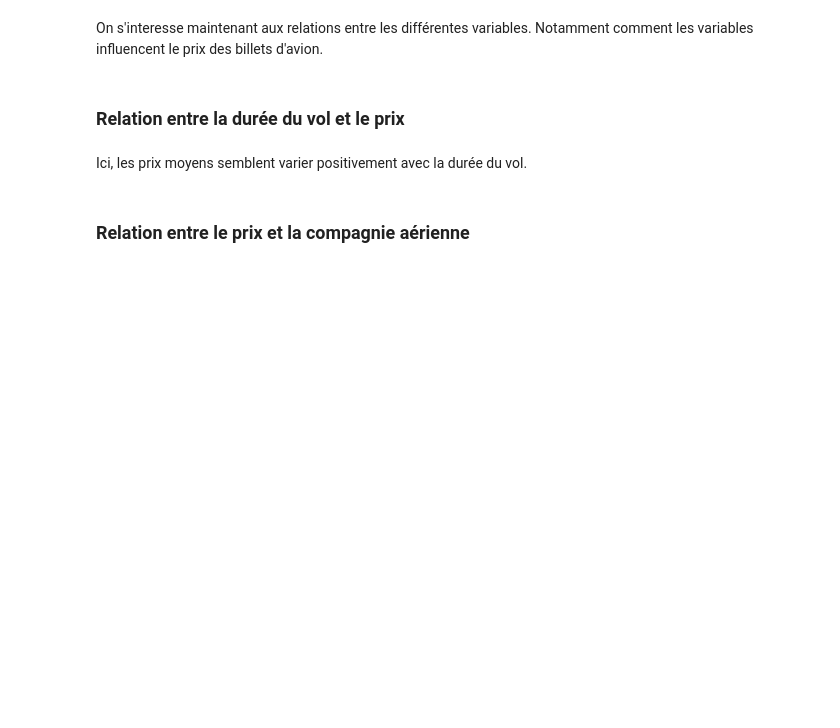
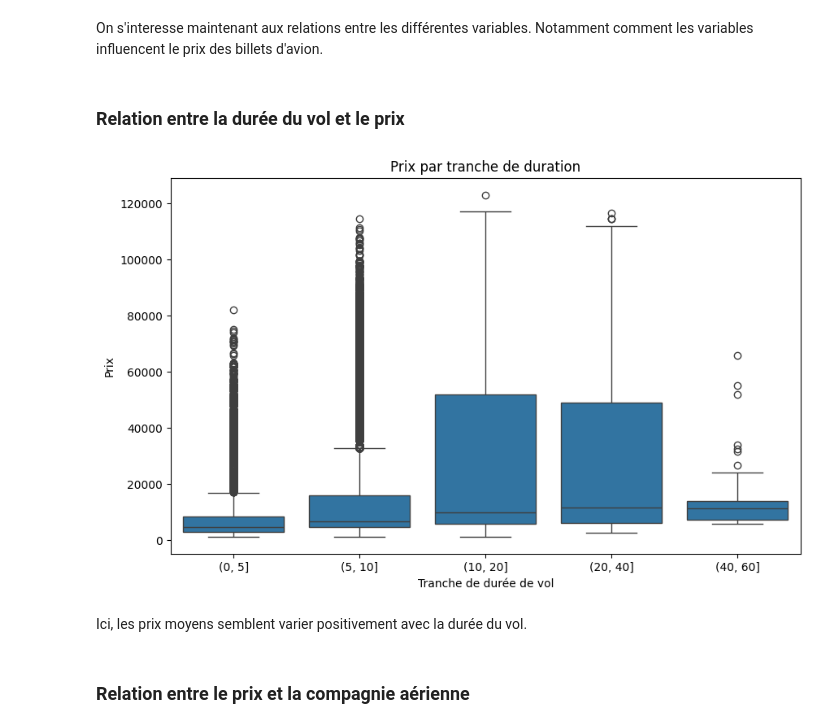
Before and after one commit to StephRoos/Flight_price, a Jupyter notebook: flight-price.ipynb, the cells around one changed output. Cells and saved outputs as stored; diff of their text form; code cells hidden in the pictures; blank space fills up the shorter version.

```diff
--- a/flight-price.ipynb
+++ b/flight-price.ipynb
@@ -55,6 +56,6 @@ Le dataset provient de Kaggle, et est disponible [ICI](https://www.kaggle.com/da
 
 On utilise `read_csv` de pandas pour le lire.
 # %%
-original_df = ...
+original_df = pd.read_csv('Data/Clean_Dataset.csv')
 # %%
 original_df.shape
@@ -246,13 +400,15 @@ On s'interesse maintenant aux relations entre les différentes variables. Notamm
 # %%
 # On crée des tranches (bins)
 original_df["duration_bin"] = pd.cut(original_df["duration"], bins=[0,5,10,20,40,60])
-
+# original_df["price_bin"] = pd.cut(original_df["price"], bins=[0,20000,40000,60000,80000,100000,120000])
 plt.figure(figsize=(10, 6))
-...
+sns.boxplot(data=original_df, x="duration_bin", y="price")
 plt.title("Prix par tranche de duration")
 plt.xlabel("Tranche de durée de vol")
 plt.ylabel("Prix")
 plt.show()
+# %% [output]
+[figure, added]
 # %% [markdown]
 Ici, les prix moyens semblent varier positivement avec la durée du vol.
 # %% [markdown]
```
Also changed, not shown: parts of 36 cells of this notebook, 2 other files.
